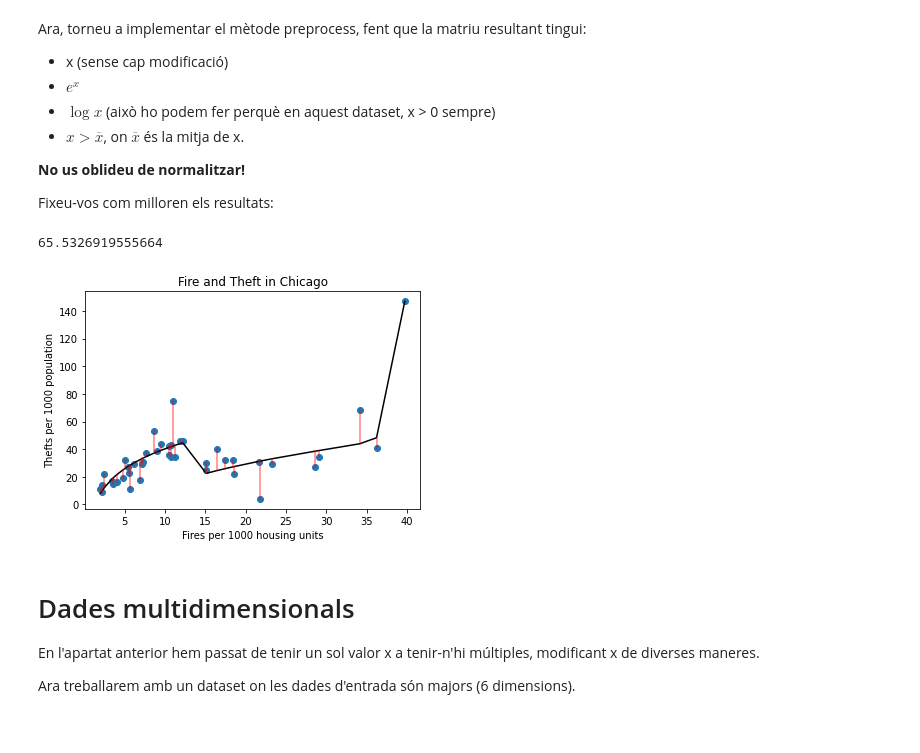
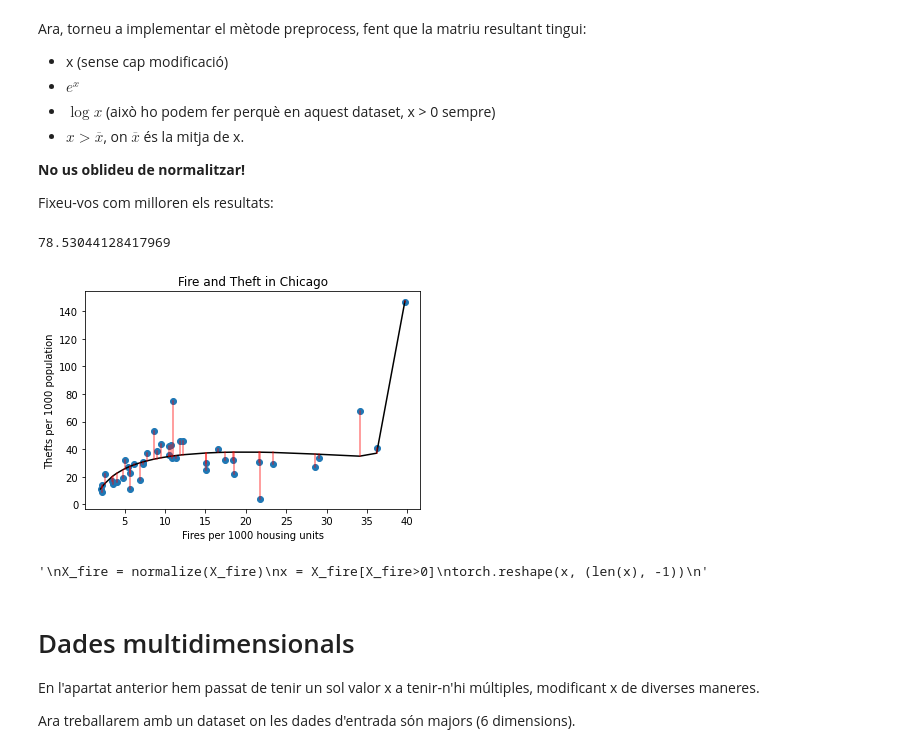
Before and after one commit to saz117/TNUI, a Jupyter notebook: 2021-assignment-3/P3_LinearRegression-alumnes.ipynb, the cells around one changed output. Cells and saved outputs as stored; diff of their text form; code cells hidden in the pictures.

```diff
--- a/2021-assignment-3/P3_LinearRegression-alumnes.ipynb
+++ b/2021-assignment-3/P3_LinearRegression-alumnes.ipynb
@@ -245,17 +252,39 @@ Fixeu-vos com milloren els resultats:
 # %%
 def preprocess(x):
-    raise NotImplementedError() # completeu la funció
+    x1 = x #the x #without modifying x
+    x2 = torch.exp(x) #𝑒 ^𝑥
+    #ux = x_normalized + abs(min(x_normalized[:]))+0.000001
+    x3 = torch.log(x) #log(𝑥)
+
+    #rellenar la matriz con 0 y 1s dependiendo de si es mayor a la media.
+    """
+    x_mean = torch.mean(x)
+    x_temp = x[x > x_mean]
+    x4 = torch.reshape(x_temp, (len(x), -1))
+    """
+
+    x_tot = torch.cat([x1, x2, x3], dim=1)
+    x_tot = normalize(x_tot)
+    return x_tot
 
 model = LinearRegression(preprocess(X_fire).size(1))
 train_module(model, preprocess(X_fire), Y_fire, loss_f, n_epochs=1000, lr=1e-1, plot=False)
 
 f = lambda x: model.predict(preprocess(x))
 
 plot_fire(df, f, errors=True)
 print(loss_f(Y_fire, f(X_fire)).item())
 # %% [output]
-65.5326919555664
+78.53044128417969
-[figure, old version]
+[figure, new version]
+# %%
+"""
+X_fire = normalize(X_fire)
+x = X_fire[X_fire>0]
+torch.reshape(x, (len(x), -1))
+"""
+# %% [output]
+'\nX_fire = normalize(X_fire)\nx = X_fire[X_fire>0]\ntorch.reshape(x, (len(x), -1))\n'
 # %% [markdown]
 # Dades multidimensionals
 
```
Also changed, not shown: parts of 5 cells of this notebook.
